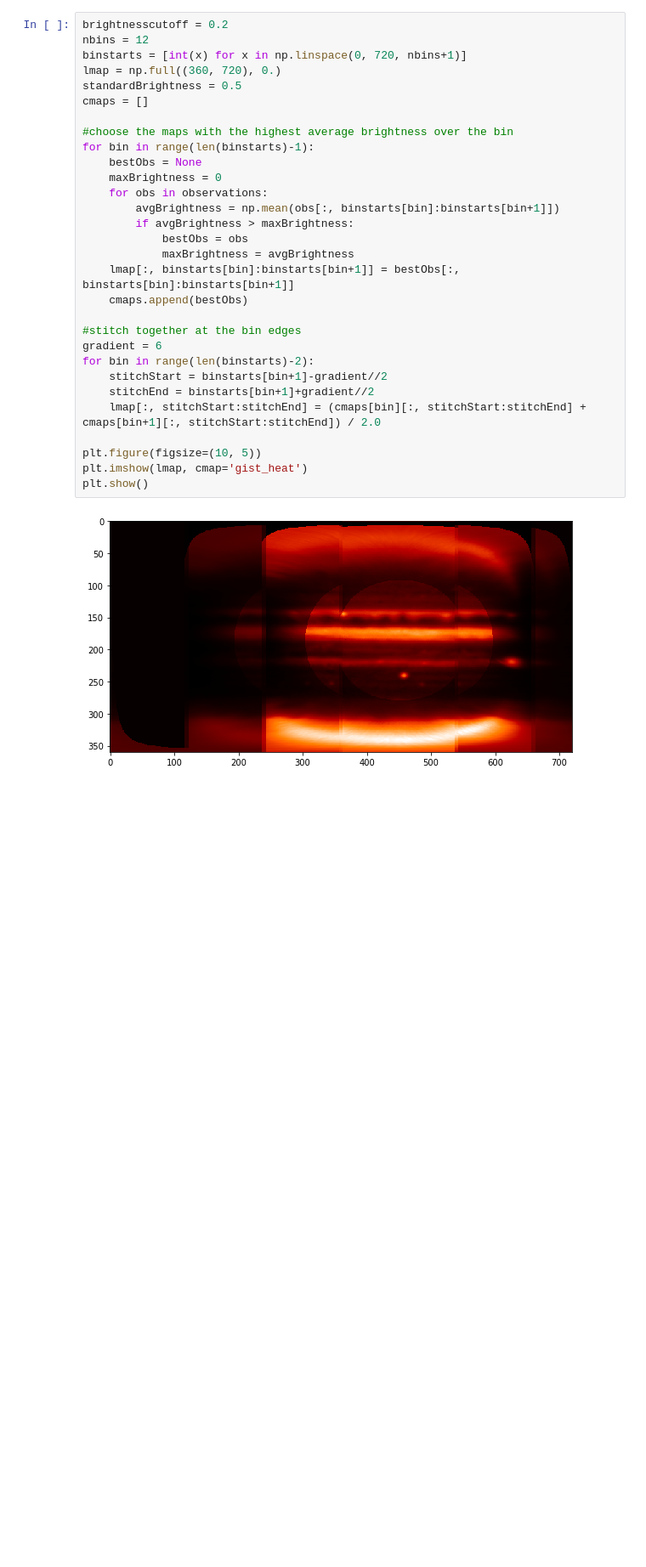
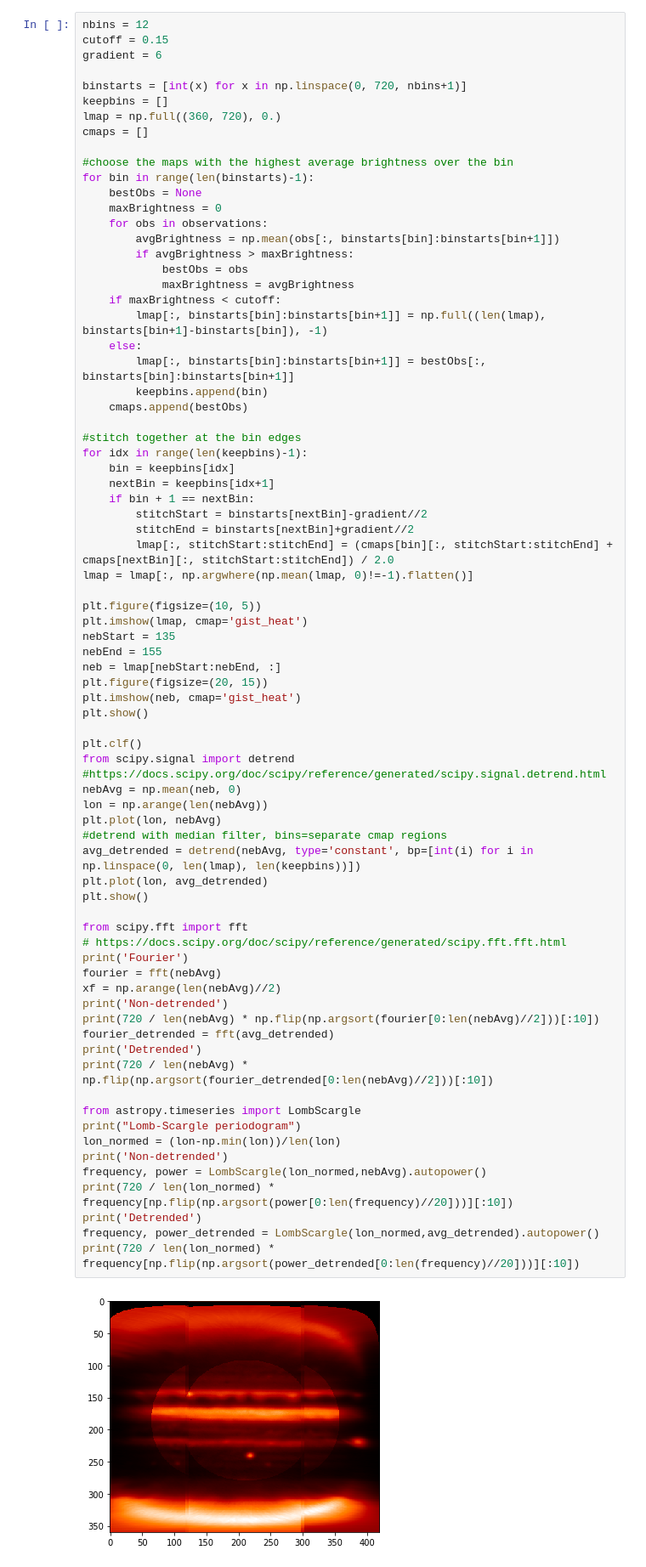
Before and after one commit to joheenc/NEB_infrared_waves, a Jupyter notebook: misc/Automate cmap stitching.ipynb, the cells around one changed output. Shown at 85% size. Drawn from its saved outputs; the diff is of its cells as text; blank space fills up the shorter version.

Commit message:
fixed issue with detrending after dropping sub-cutoff bins

```diff
--- a/misc/Automate cmap stitching.ipynb
+++ b/misc/Automate cmap stitching.ipynb
@@ -15,34 +15,80 @@ plt.show()
 # %% [output]
 [figure]
 # %%
-brightnesscutoff = 0.2
 nbins = 12
+cutoff = 0.15
+gradient = 6
+
 binstarts = [int(x) for x in np.linspace(0, 720, nbins+1)]
+keepbins = []
 lmap = np.full((360, 720), 0.)
-standardBrightness = 0.5
 cmaps = []
 
 #choose the maps with the highest average brightness over the bin
 for bin in range(len(binstarts)-1):
     bestObs = None
     maxBrightness = 0
     for obs in observations:
         avgBrightness = np.mean(obs[:, binstarts[bin]:binstarts[bin+1]])
         if avgBrightness > maxBrightness:
             bestObs = obs
             maxBrightness = avgBrightness
-    lmap[:, binstarts[bin]:binstarts[bin+1]] = bestObs[:, binstarts[bin]:binstarts[bin+1]]
+    if maxBrightness < cutoff:
+        lmap[:, binstarts[bin]:binstarts[bin+1]] = np.full((len(lmap), binstarts[bin+1]-binstarts[bin]), -1)
+    else:
+        lmap[:, binstarts[bin]:binstarts[bin+1]] = bestObs[:, binstarts[bin]:binstarts[bin+1]]
+        keepbins.append(bin)
     cmaps.append(bestObs)
 
 #stitch together at the bin edges
-gradient = 6
-for bin in range(len(binstarts)-2):
-    stitchStart = binstarts[bin+1]-gradient//2
-    stitchEnd = binstarts[bin+1]+gradient//2
-    lmap[:, stitchStart:stitchEnd] = (cmaps[bin][:, stitchStart:stitchEnd] + cmaps[bin+1][:, stitchStart:stitchEnd]) / 2.0
+for idx in range(len(keepbins)-1):
+    bin = keepbins[idx]
+    nextBin = keepbins[idx+1]
+    if bin + 1 == nextBin:
+        stitchStart = binstarts[nextBin]-gradient//2
+        stitchEnd = binstarts[nextBin]+gradient//2
+        lmap[:, stitchStart:stitchEnd] = (cmaps[bin][:, stitchStart:stitchEnd] + cmaps[nextBin][:, stitchStart:stitchEnd]) / 2.0
+lmap = lmap[:, np.argwhere(np.mean(lmap, 0)!=-1).flatten()]
 
 plt.figure(figsize=(10, 5))
 plt.imshow(lmap, cmap='gist_heat')
+nebStart = 135
+nebEnd = 155
+neb = lmap[nebStart:nebEnd, :]
+plt.figure(figsize=(20, 15))
+plt.imshow(neb, cmap='gist_heat')
 plt.show()
+
+plt.clf()
+from scipy.signal import detrend
+#https://docs.scipy.org/doc/scipy/reference/generated/scipy.signal.detrend.html
+nebAvg = np.mean(neb, 0)
+lon = np.arange(len(nebAvg))
+plt.plot(lon, nebAvg)
+#detrend with median filter, bins=separate cmap regions
+avg_detrended = detrend(nebAvg, type='constant', bp=[int(i) for i in np.linspace(0, len(lmap), len(keepbins))])
+plt.plot(lon, avg_detrended)
+plt.show()
+
+from scipy.fft import fft
+# https://docs.scipy.org/doc/scipy/reference/generated/scipy.fft.fft.html
+print('Fourier')
+fourier = fft(nebAvg)
+xf = np.arange(len(nebAvg)//2)
+print('Non-detrended')
+print(720 / len(nebAvg) * np.flip(np.argsort(fourier[0:len(nebAvg)//2]))[:10])
+fourier_detrended = fft(avg_detrended)
+print('Detrended')
+print(720 / len(nebAvg) * np.flip(np.argsort(fourier_detrended[0:len(nebAvg)//2]))[:10])
+
+from astropy.timeseries import LombScargle
+print("Lomb-Scargle periodogram")
+lon_normed = (lon-np.min(lon))/len(lon)
+print('Non-detrended')
+frequency, power = LombScargle(lon_normed,nebAvg).autopower()
+print(720 / len(lon_normed) * frequency[np.flip(np.argsort(power[0:len(frequency)//20]))][:10])
+print('Detrended')
+frequency, power_detrended = LombScargle(lon_normed,avg_detrended).autopower()
+print(720 / len(lon_normed) * frequency[np.flip(np.argsort(power_detrended[0:len(frequency)//20]))][:10])
 # %% [output]
-[figure, old version]
+[figure, new version]
```
Also changed, not shown: parts of 7 cells of this notebook, 1 other file.
